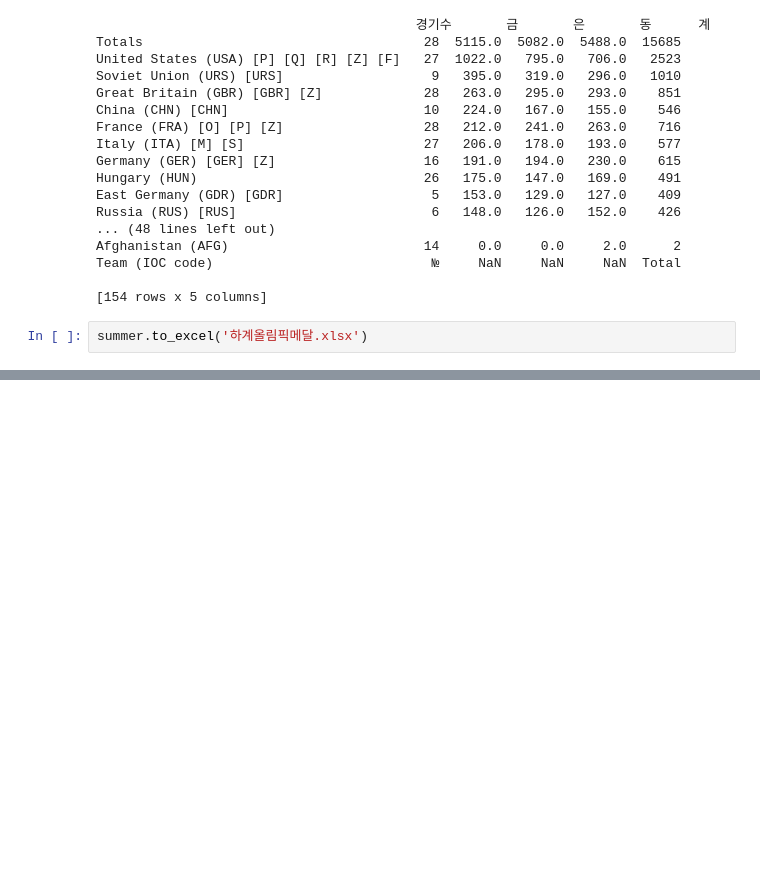
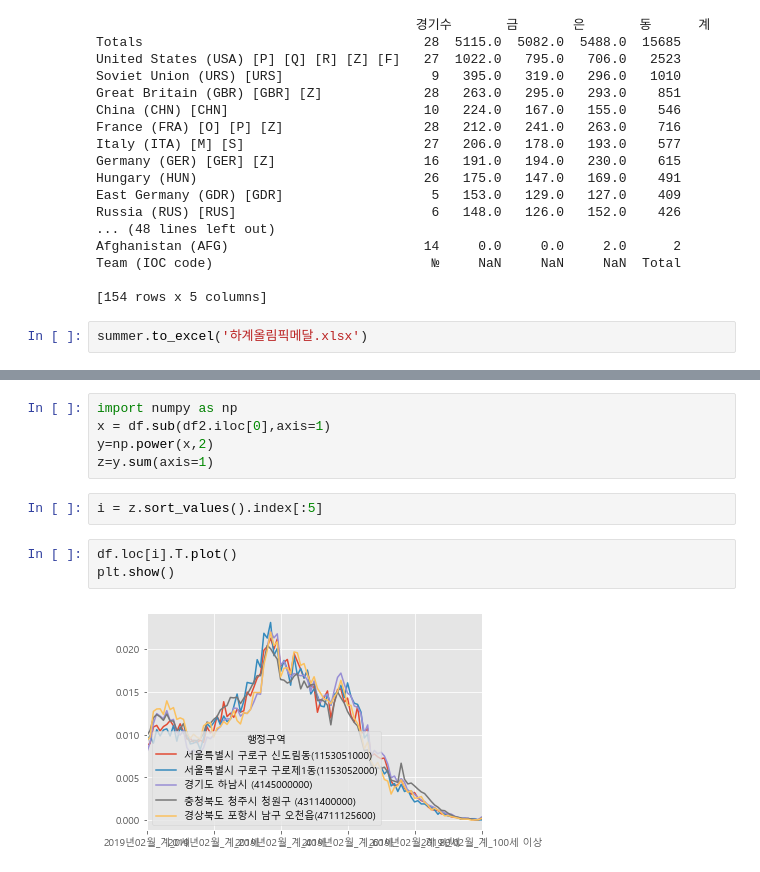
Before and after one commit to edgestory/DS, a Jupyter notebook: dawpy/unit15.ipynb, the cells around one changed output, grey strips where cells are left out. Saved outputs shown, nothing was run; the diff lists cells and outputs as text; blank space fills up the shorter version.

```diff
--- a/dawpy/unit15.ipynb
+++ b/dawpy/unit15.ipynb
@@ -67,0 +259,12 @@ summer.to_excel('하계올림픽메달.xlsx')
+# %%
+import numpy as np
+x = df.sub(df2.iloc[0],axis=1)
+y=np.power(x,2)
+z=y.sum(axis=1)
+# %%
+i = z.sort_values().index[:5]
+# %%
+df.loc[i].T.plot()
+plt.show()
+# %% [output]
+[figure, added]
```
Also changed, not shown: parts of 23 cells of this notebook, 1 other file.
